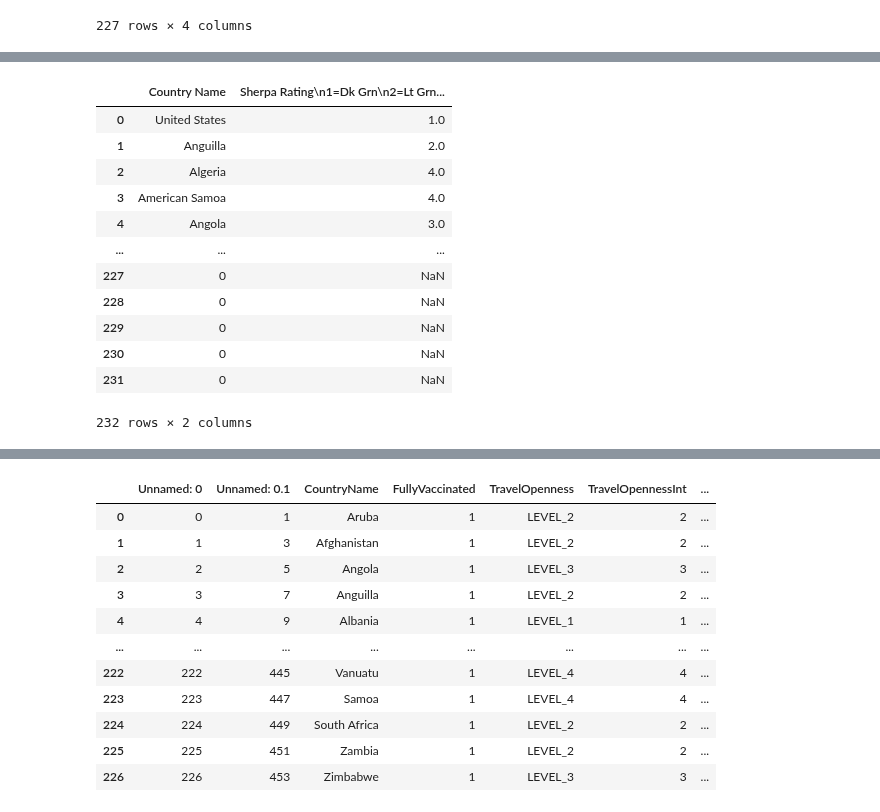
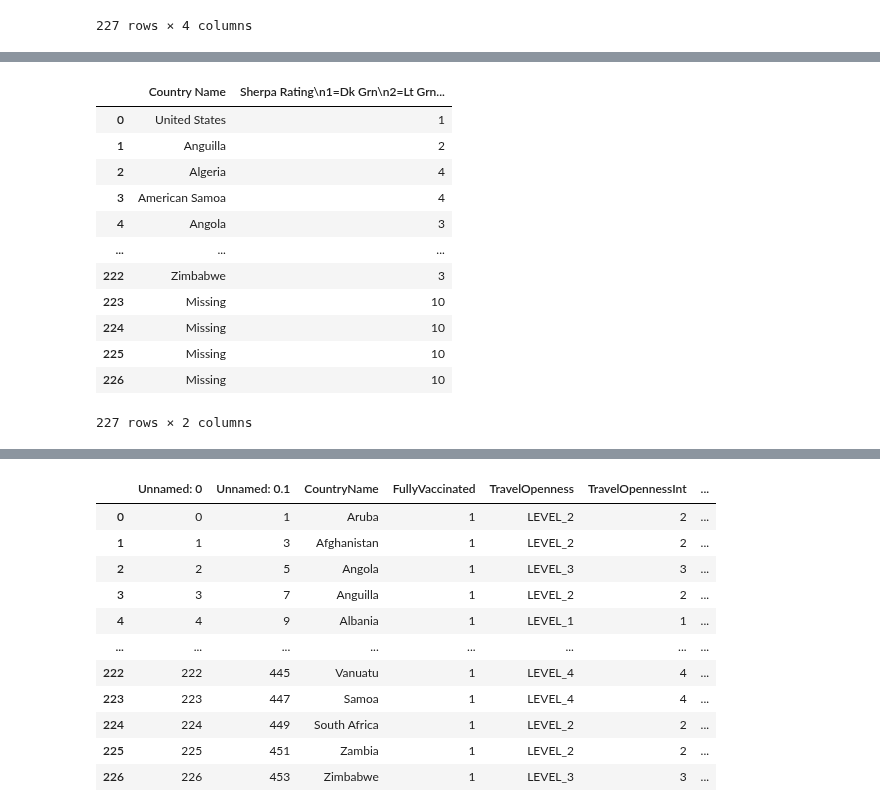
Before and after one commit to bossiilaria/Python, a Jupyter notebook: IntlExp/IntlExp.ipynb, the cells around one changed output, grey strips where cells are left out. Drawn from its saved outputs; the diff is of its cells as text; code cells hidden in the pictures.

```diff
--- a/IntlExp/IntlExp.ipynb
+++ b/IntlExp/IntlExp.ipynb
@@ -586,16 +490,16 @@ fromAmy = pd.read_excel('OnlyFullyVaccinatedInt.xlsx', sheet_name = 'FromAmy')
-# %%
-fromAmy
-# %% [output]
-|  | Country Name | Sherpa Rating\n1=Dk Grn\n2=Lt Grn... |
-| 0 | United States | 1.0 |
-| 1 | Anguilla | 2.0 |
-| 2 | Algeria | 4.0 |
-| 3 | American Samoa | 4.0 |
-| 4 | Angola | 3.0 |
-| ... | ... | ... |
-| 227 | 0 | NaN |
-| 228 | 0 | NaN |
-| 229 | 0 | NaN |
-| 230 | 0 | NaN |
-| 231 | 0 | NaN |
-232 rows × 2 columns
+# %%
+fromAmyDF
+# %% [output]
+|  | Country Name | Sherpa Rating\n1=Dk Grn\n2=Lt Grn... |
+| 0 | United States | 1 |
+| 1 | Anguilla | 2 |
+| 2 | Algeria | 4 |
+| 3 | American Samoa | 4 |
+| 4 | Angola | 3 |
+| ... | ... | ... |
+| 222 | Zimbabwe | 3 |
+| 223 | Missing | 10 |
+| 224 | Missing | 10 |
+| 225 | Missing | 10 |
+| 226 | Missing | 10 |
+227 rows × 2 columns
```
Also changed, not shown: parts of 26 cells of this notebook, 2 other files.
